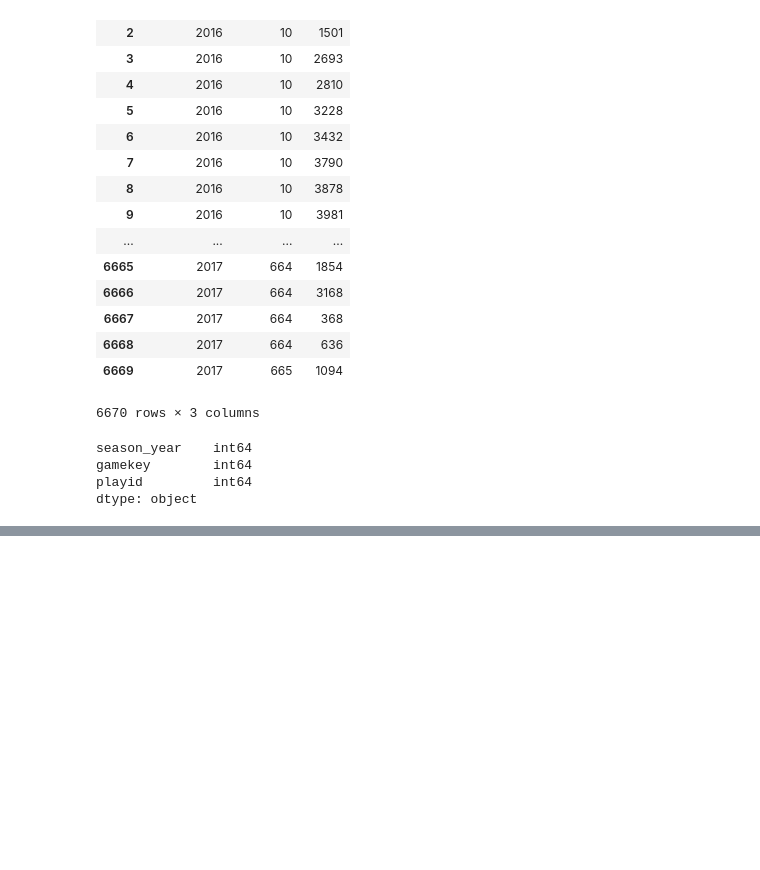
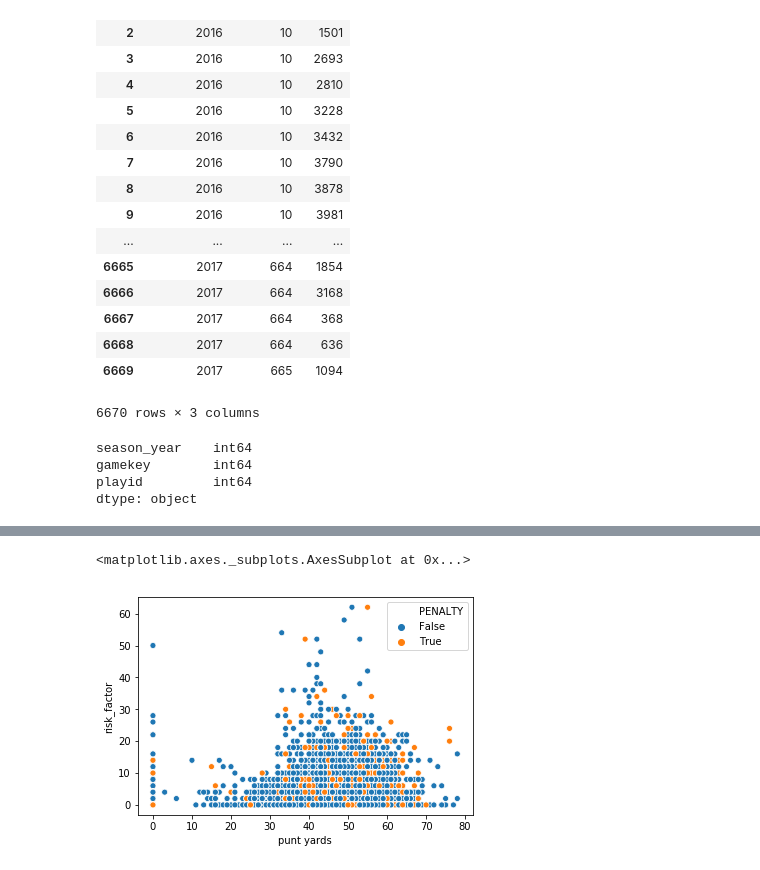
Before and after one commit to RobMulla/kaggle-nfl, a Jupyter notebook: notebooks/Max_Risk_For_Partners.ipynb, the cells around one changed output, grey strips where cells are left out. Saved outputs shown, nothing was run; the diff lists cells and outputs as text; code cells hidden in the pictures; blank space fills up the shorter version.

```diff
--- a/notebooks/Max_Risk_For_Partners.ipynb
+++ b/notebooks/Max_Risk_For_Partners.ipynb
@@ -108,0 +101,33 @@ play_with_risk[['']]
+# %%
+play_with_risk.loc[1103, 'punt_yards_str_short'] = '47'
+# %%
+play_with_risk['punt_yards_str_short'] = play_with_risk['punt_yards_str'] \
+    .str.replace('punts ','') \
+    .str.replace('yards','') \
+    .str.replace('to','') \
+    .str.replace('No yards', '0')
+
+play_with_risk['punt_yards_str'] \
+    = play_with_risk['playdescription'].str.extract('(punts .* yards to)', expand=True).fillna(False)
+play_with_risk.loc[play_with_risk['punt_yards_str'] == False, 'punt_yards_str_short'] = 'No yards'
+play_with_risk.loc[5149, 'punt_yards_str_short'] = '64'
+play_with_risk.loc[10, 'punt_yards_str_short'] = '40'
+play_with_risk.loc[1103, 'punt_yards_str_short'] = '47'
+play_with_risk.loc[2918, 'punt_yards_str_short'] = '64'
+play_with_risk.loc[5627, 'punt_yards_str_short'] = '62'
+play_with_risk.loc[83, 'punt_yards_str_short'] = '63'
+play_with_risk.loc[6435, 'punt_yards_str_short'] = '56'
+play_with_risk.loc[3650, 'punt_yards_str_short'] = '50'
+play_with_risk.loc[4671, 'punt_yards_str_short'] = '44'
+play_with_risk.loc[665, 'punt_yards_str_short'] = '57'
+play_with_risk.loc[5223, 'punt_yards_str_short'] = '35'
+play_with_risk.loc[459, 'punt_yards_str_short'] = '46'
+play_with_risk.loc[2480, 'punt_yards_str_short'] = '36'
+play_with_risk.loc[4542, 'punt_yards_str_short'] = '22'
+play_with_risk.loc[1057, 'punt_yards_str_short'] = '58'
+play_with_risk['punt yards'] = play_with_risk['punt_yards_str_short'].replace('No yards', 0).astype('int')
+# %%
+sns.scatterplot(x='punt yards', y='risk_factor', data=play_with_risk, hue='PENALTY')
+# %% [output]
+<matplotlib.axes._subplots.AxesSubplot at 0x...>
+[figure, added]
```
Also changed, not shown: parts of 7 cells of this notebook, 1 other file.
